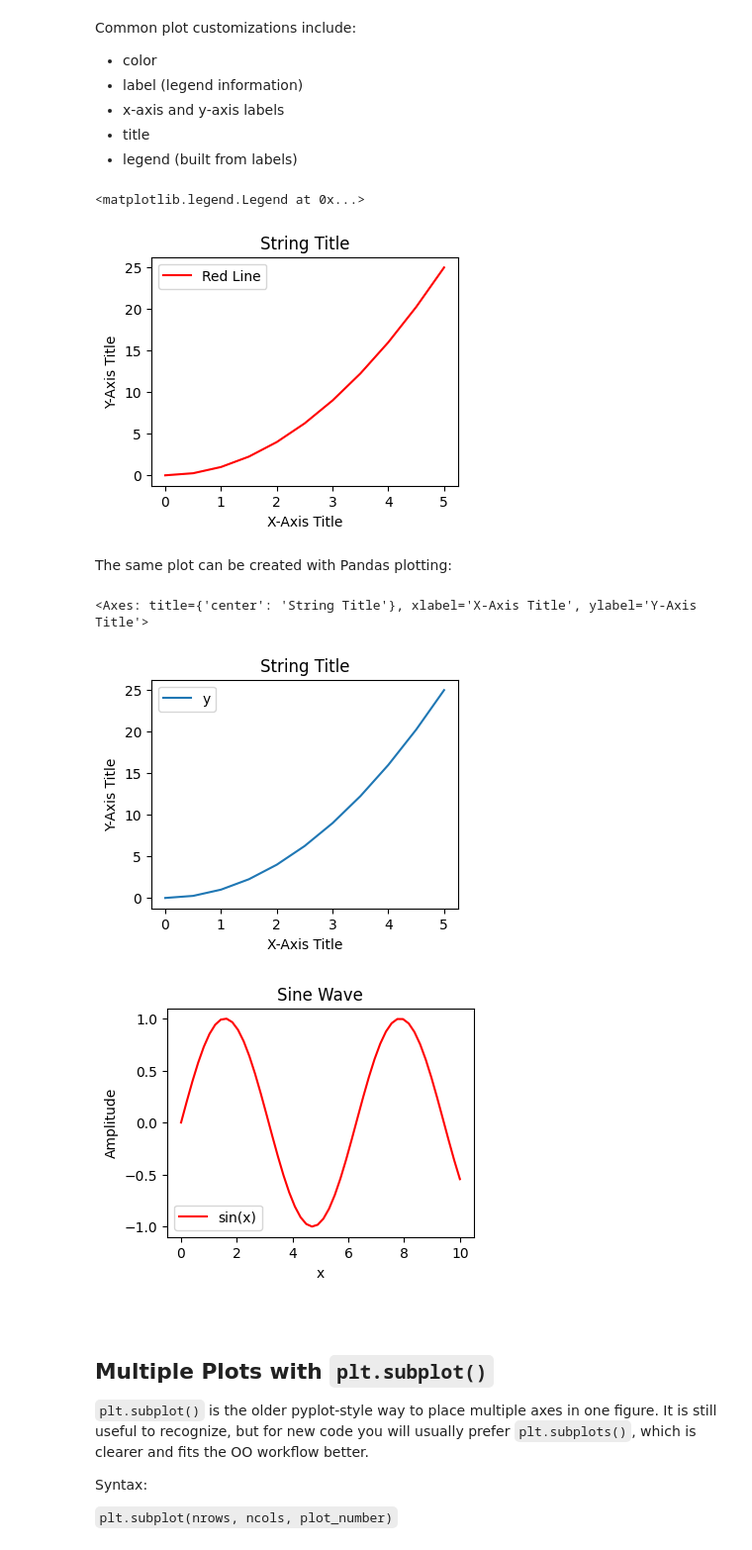
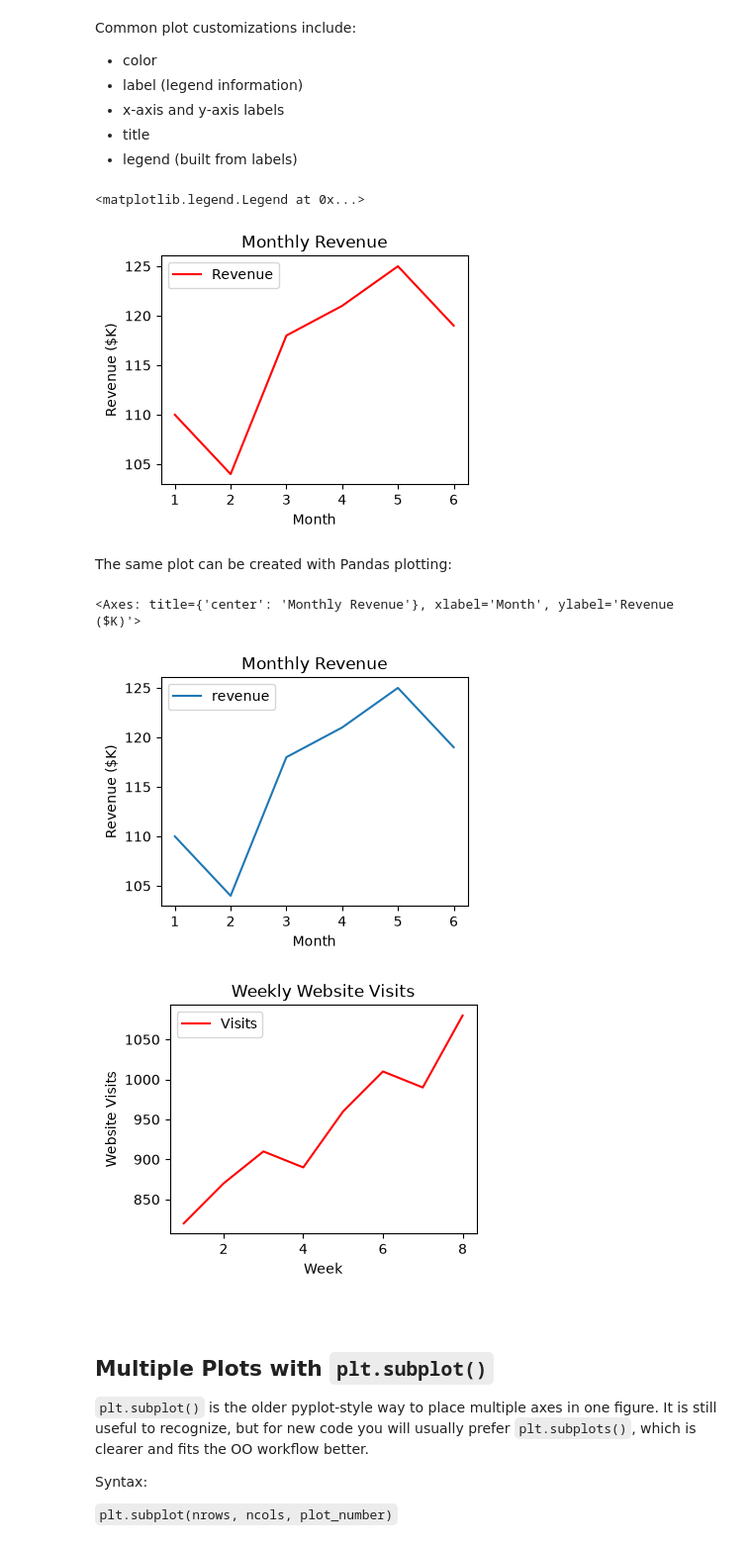
Before and after one commit to tychen742/dsm, a Jupyter notebook: chapters/06-matplotlib/0601-mpl.ipynb, the cells around one changed output. Shown at 99% size. Drawn from its saved outputs; the diff is of its cells as text; code cells hidden in the pictures.

````diff
--- a/chapters/06-matplotlib/0601-mpl.ipynb
+++ b/chapters/06-matplotlib/0601-mpl.ipynb
@@ -159,31 +162,31 @@ Common plot customizations include:
 - title
 - legend (built from labels)
 # %%
-# plt.plot(x, y, 'r')           ### 'r' means color red
-# plt.plot(x, y, c='r')         ### same as above, we saw this in Pandas plot
+# plt.plot(month, revenue, 'r')       ### 'r' means color red
+# plt.plot(month, revenue, c='r')     ### same as above, we saw this in Pandas plot
 
 plt.figure(figsize=(4,3))
-plt.plot(x, y, c='red', label='Red Line')         ### same as above, we saw this in Pandas plot
-plt.xlabel('X-Axis Title')      ### in Pandas plot, this is automatic from column names
-plt.ylabel('Y-Axis Title')      ### in Pandas plot, this is automatic from column names
-plt.title('String Title')       ### in Pandas plot, this is "title="
-plt.legend()                    ### to show the label we set above
+plt.plot(month, revenue, c='red', label='Revenue')   ### label= is what the legend shows
+plt.xlabel('Month')                  ### in Pandas plot, this is automatic from column names
+plt.ylabel('Revenue ($K)')           ### in Pandas plot, this is automatic from column names
+plt.title('Monthly Revenue')         ### in Pandas plot, this is "title="
+plt.legend()                         ### to show the label we set above
 # %% [output]
 <matplotlib.legend.Legend at 0x...>
-[figure, old version]
+[figure, new version]
 # %% [markdown]
 The same plot can be created with Pandas plotting:
 # %%
-df = pd.DataFrame({'x': x, 'y': y}) ### DataFrame with two columns
+df = pd.DataFrame({'month': month, 'revenue': revenue})   ### DataFrame with two columns
 
-# df.plot(x='x', y='y', kind="line")  ### line plot is default in Pandas; axes is automatically created
-# df.plot.line(x='x', y='y')          ### same as above
-# df.plot(x='x', y='y')               ### same as above
+# df.plot(x='month', y='revenue', kind="line")   ### line plot is default in Pandas; axes is automatically created
+# df.plot.line(x='month', y='revenue')           ### same as above
+# df.plot(x='month', y='revenue')                ### same as above
 
-df.plot(x = 'x', y = 'y', xlabel='X-Axis Title', ylabel='Y-Axis Title', title='String Title', figsize=(4,3))
+df.plot(x='month', y='revenue', xlabel='Month', ylabel='Revenue ($K)', title='Monthly Revenue', figsize=(4,3))
 ### all labels and title can be set in df.plot() directly or from dataframe column names
 # %% [output]
-<Axes: title={'center': 'String Title'}, xlabel='X-Axis Title', ylabel='Y-Axis Title'>
+<Axes: title={'center': 'Monthly Revenue'}, xlabel='Month', ylabel='Revenue ($K)'>
-[figure, old version]
+[figure, new version]
 # %%
 ### Exercise: Basic plt.plot() with Customization
@@ -201,20 +205,20 @@ df.plot(x = 'x', y = 'y', xlabel='X-Axis Title', ylabel='Y-Axis Title', title='S
 # %%
 ### Solution
 import numpy as np
 import matplotlib.pyplot as plt
 
-x_vals = np.linspace(0, 10, 50)
-y_vals = np.sin(x_vals)
+week = np.arange(1, 9)
+visits = np.array([820, 870, 910, 890, 960, 1010, 990, 1080])
 
 plt.figure(figsize=(4, 3))
-plt.plot(x_vals, y_vals, 'r-', label='sin(x)')
-plt.xlabel('x')
-plt.ylabel('Amplitude')
-plt.title('Sine Wave')
+plt.plot(week, visits, 'r-', label='Visits')
+plt.xlabel('Week')
+plt.ylabel('Website Visits')
+plt.title('Weekly Website Visits')
 plt.legend()
 plt.show()
 # %% [output]
-[figure, old version]
+[figure, new version]
 # %% [markdown]
 
 ```{index} subplot (plt.subplot)
````
Also changed, not shown: parts of 9 cells of this notebook, 4 other files.
